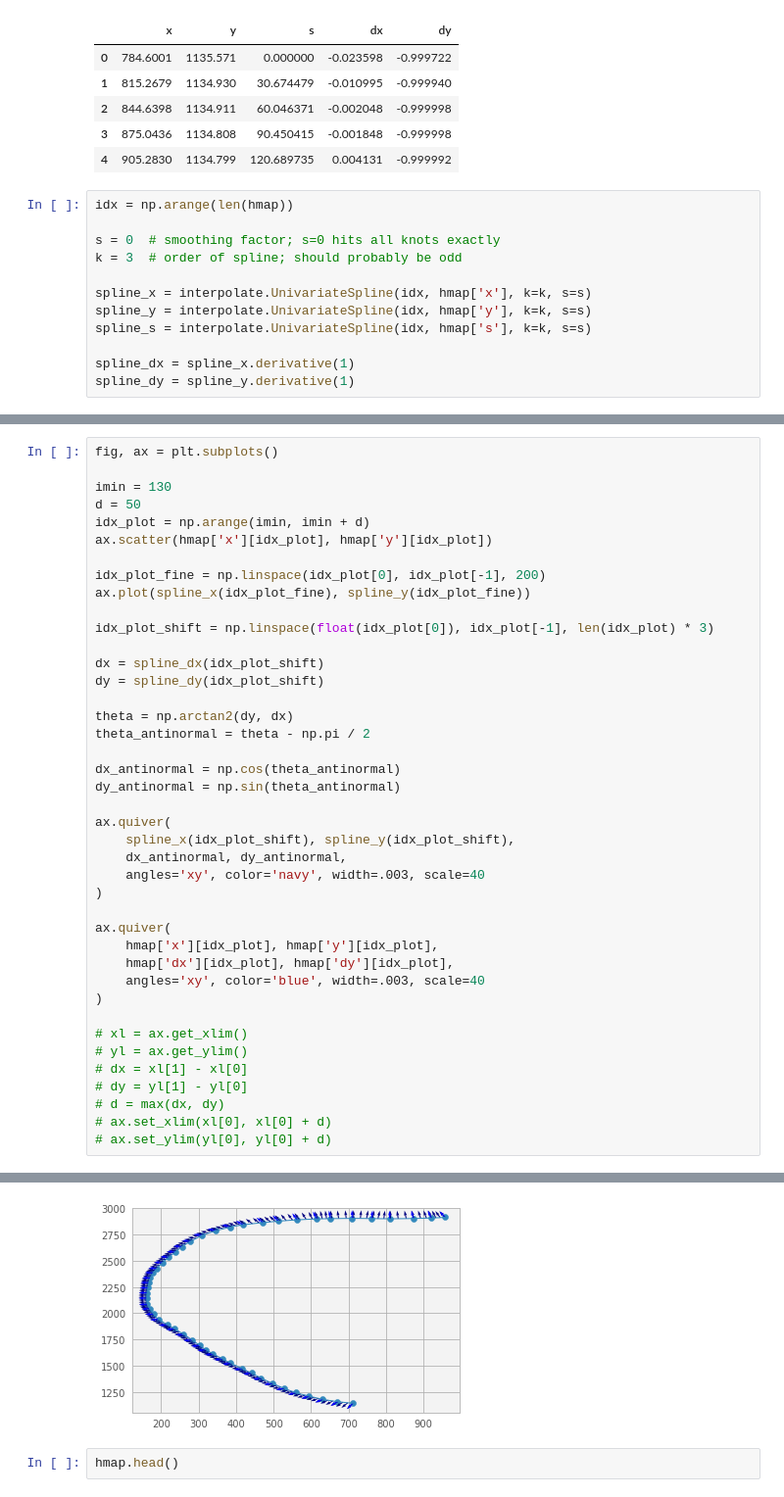
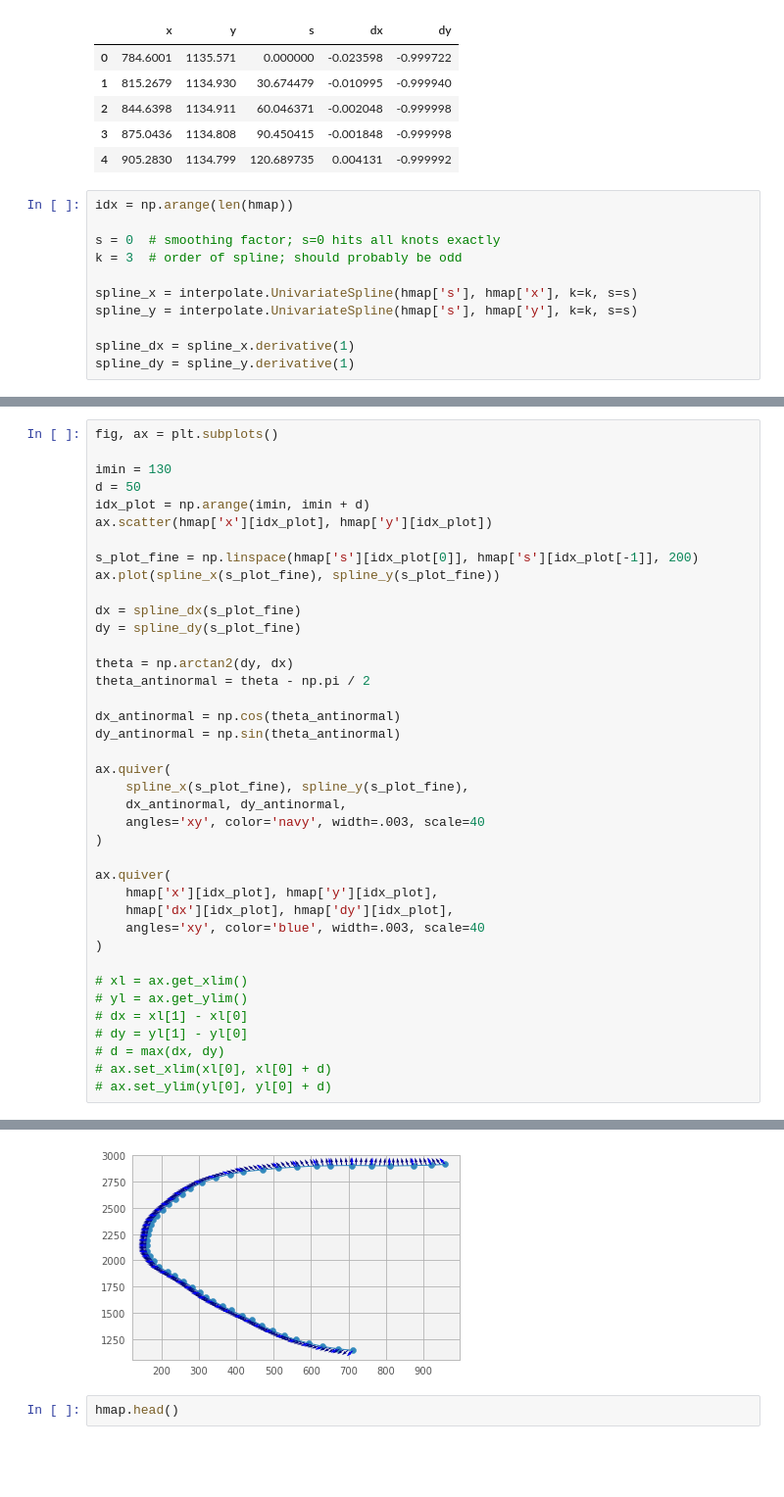
Before and after one commit to tsbertalan/CarND-Path-Planning-Project, a Jupyter notebook: scripts/Improve Frenet data.ipynb, the cells around one changed output, grey strips where cells are left out. Shown at 98% size. Cells and saved outputs as stored; diff of their text form; blank space fills up the shorter version.

```diff
--- a/scripts/Improve Frenet data.ipynb
+++ b/scripts/Improve Frenet data.ipynb
@@ -19,9 +19,8 @@ idx = np.arange(len(hmap))
 s = 0  # smoothing factor; s=0 hits all knots exactly
 k = 3  # order of spline; should probably be odd
 
-spline_x = interpolate.UnivariateSpline(idx, hmap['x'], k=k, s=s)
-spline_y = interpolate.UnivariateSpline(idx, hmap['y'], k=k, s=s)
-spline_s = interpolate.UnivariateSpline(idx, hmap['s'], k=k, s=s)
+spline_x = interpolate.UnivariateSpline(hmap['s'], hmap['x'], k=k, s=s)
+spline_y = interpolate.UnivariateSpline(hmap['s'], hmap['y'], k=k, s=s)
 
 spline_dx = spline_x.derivative(1)
 spline_dy = spline_y.derivative(1)
@@ -54,42 +52,40 @@ d = 50
 idx_plot = np.arange(imin, imin + d)
 ax.scatter(hmap['x'][idx_plot], hmap['y'][idx_plot])
 
-idx_plot_fine = np.linspace(idx_plot[0], idx_plot[-1], 200)
-ax.plot(spline_x(idx_plot_fine), spline_y(idx_plot_fine))
+s_plot_fine = np.linspace(hmap['s'][idx_plot[0]], hmap['s'][idx_plot[-1]], 200)
+ax.plot(spline_x(s_plot_fine), spline_y(s_plot_fine))
 
-idx_plot_shift = np.linspace(float(idx_plot[0]), idx_plot[-1], len(idx_plot) * 3)
-
-dx = spline_dx(idx_plot_shift)
-dy = spline_dy(idx_plot_shift)
+dx = spline_dx(s_plot_fine)
+dy = spline_dy(s_plot_fine)
 
 theta = np.arctan2(dy, dx)
 theta_antinormal = theta - np.pi / 2
 
 dx_antinormal = np.cos(theta_antinormal)
 dy_antinormal = np.sin(theta_antinormal)
 
 ax.quiver(
-    spline_x(idx_plot_shift), spline_y(idx_plot_shift),
+    spline_x(s_plot_fine), spline_y(s_plot_fine),
     dx_antinormal, dy_antinormal,
     angles='xy', color='navy', width=.003, scale=40
 )
 
 ax.quiver(
     hmap['x'][idx_plot], hmap['y'][idx_plot],
     hmap['dx'][idx_plot], hmap['dy'][idx_plot],
     angles='xy', color='blue', width=.003, scale=40
 )
 
 # xl = ax.get_xlim()
 # yl = ax.get_ylim()
 # dx = xl[1] - xl[0]
 # dy = yl[1] - yl[0]
 # d = max(dx, dy)
 # ax.set_xlim(xl[0], xl[0] + d)
 # ax.set_ylim(yl[0], yl[0] + d)
 # %% [output]
 <matplotlib.quiver.Quiver at 0x...>
-[figure, old version]
+[figure, new version]
 # %%
 hmap.head()
 # %% [output]
```
Also changed, not shown: parts of 3 cells of this notebook, 9 other files.
